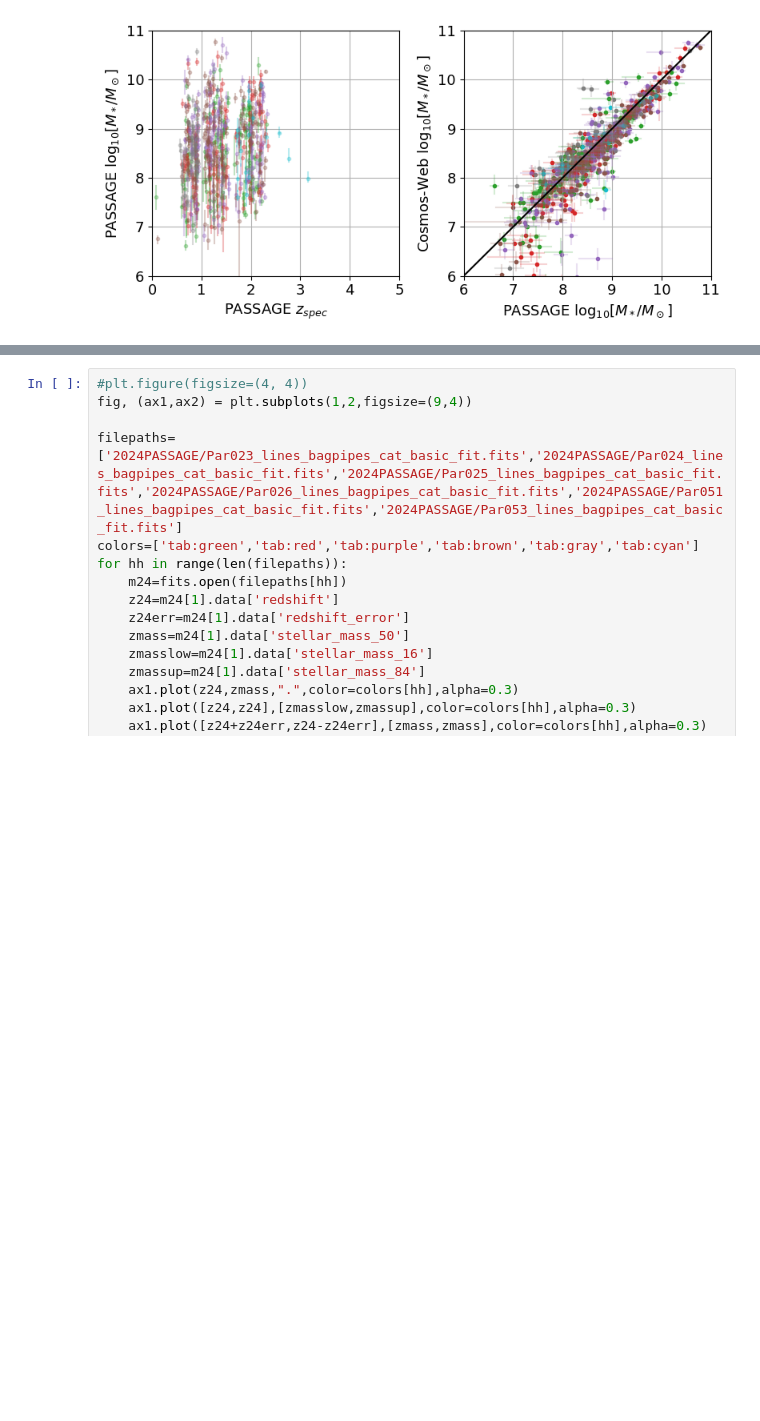
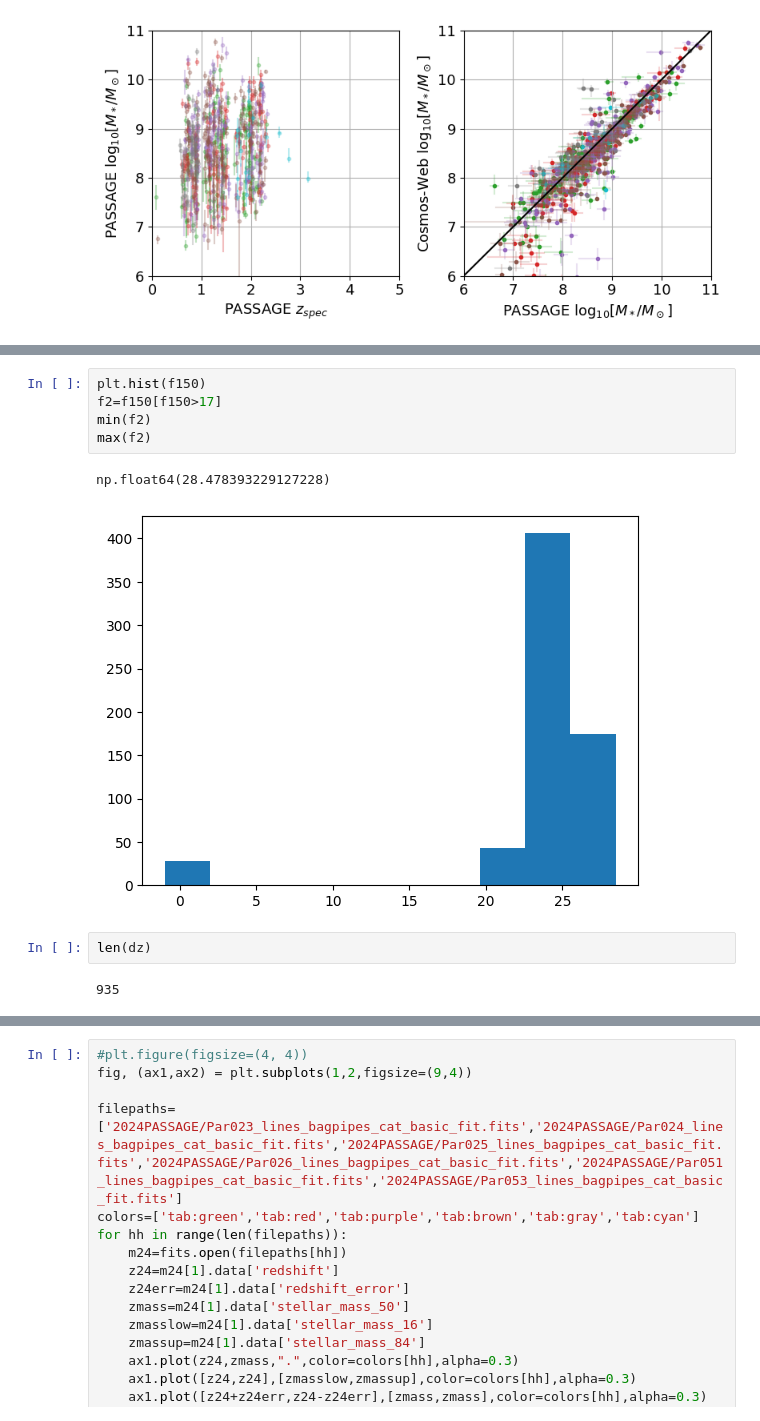
Before and after one commit to huber458/passage, a Jupyter notebook: PASSAGEmasses.ipynb, the cells around one changed output, grey strips where cells are left out. Drawn from its saved outputs; the diff is of its cells as text; blank space fills up the shorter version.

```diff
--- a/PASSAGEmasses.ipynb
+++ b/PASSAGEmasses.ipynb
@@ -756,0 +875,12 @@ plt.tight_layout()
+# %%
+plt.hist(f150)
+f2=f150[f150>17]
+min(f2)
+max(f2)
+# %% [output]
+np.float64(28.478393229127228)
+[figure, added]
+# %%
+len(dz)
+# %% [output]
+935
```
Also changed, not shown: parts of 12 cells of this notebook, 1 other file.
